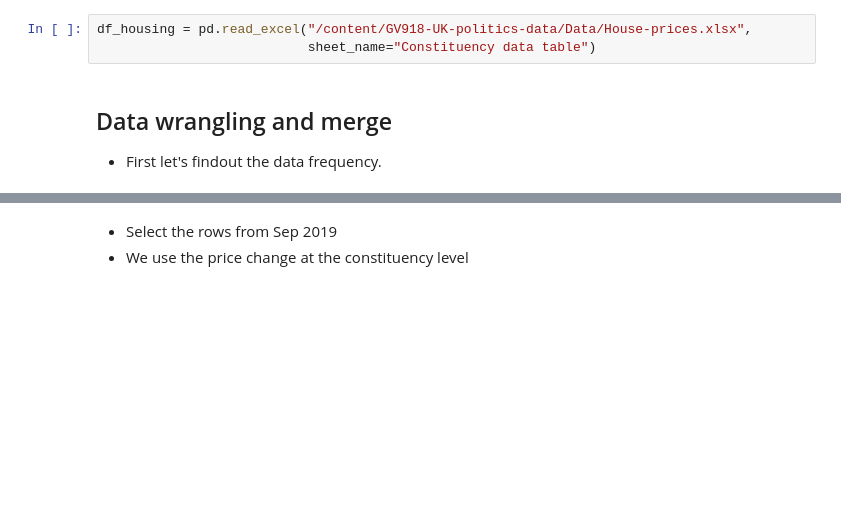
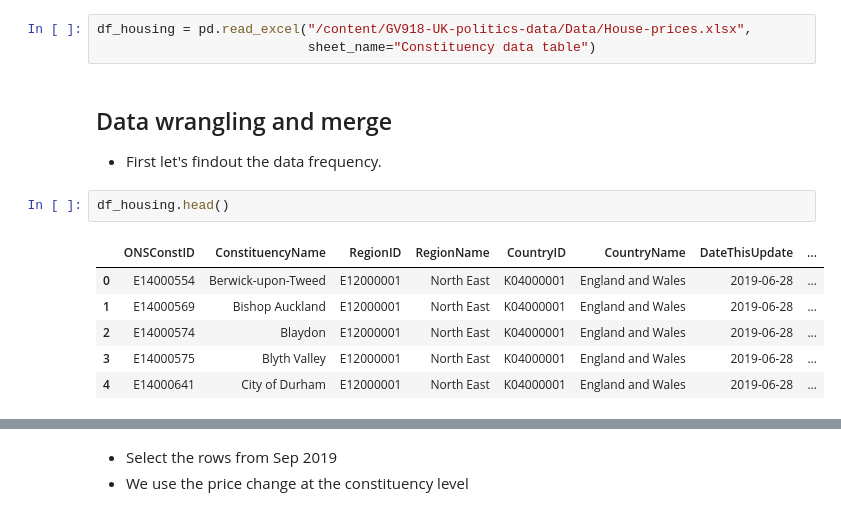
Before and after one commit to zeitgeist-hash/GV918-Week04, a Jupyter notebook: Week_04_Class_Exercise_2.ipynb, the cells around one changed output, grey strips where cells are left out. Drawn from its saved outputs; the diff is of its cells as text; blank space fills up the shorter version.

```diff
--- a/Week_04_Class_Exercise_2.ipynb
+++ b/Week_04_Class_Exercise_2.ipynb
@@ -136,3 +145,12 @@ df_housing = pd.read_excel("/content/GV918-UK-politics-data/Data/House-prices.xl
 ## Data wrangling and merge
 
 - First let's findout the data frequency.
+# %%
+df_housing.head()
+# %% [output]
+|  | ONSConstID | ConstituencyName | RegionID | RegionName | CountryID | CountryName | DateThisUpdate | ... |
+| 0 | E14000554 | Berwick-upon-Tweed | E12000001 | North East | K04000001 | England and Wales | 2019-06-28 | ... |
+| 1 | E14000569 | Bishop Auckland | E12000001 | North East | K04000001 | England and Wales | 2019-06-28 | ... |
+| 2 | E14000574 | Blaydon | E12000001 | North East | K04000001 | England and Wales | 2019-06-28 | ... |
+| 3 | E14000575 | Blyth Valley | E12000001 | North East | K04000001 | England and Wales | 2019-06-28 | ... |
+| 4 | E14000641 | City of Durham | E12000001 | North East | K04000001 | England and Wales | 2019-06-28 | ... |
```
Also changed, not shown: parts of 14 cells of this notebook.
